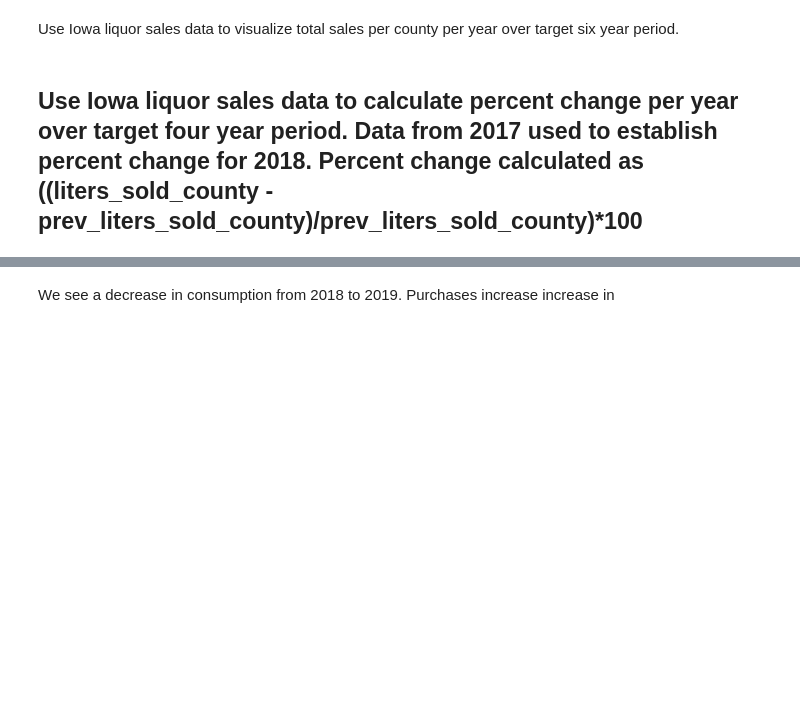
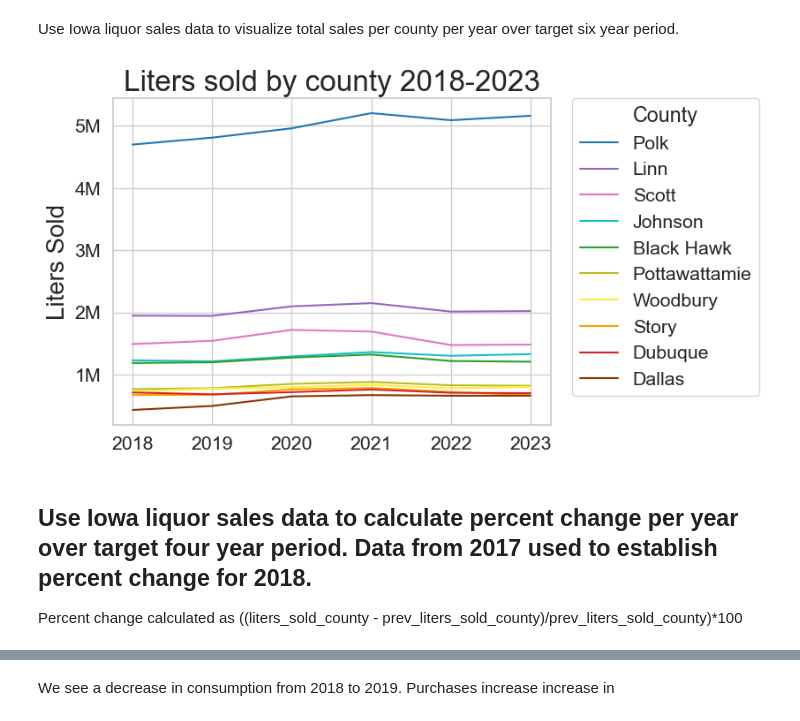
Before and after one commit to amoutafian/iowa_liquor_project, a Jupyter notebook: Iowa _liquor_exploratory_analysis.ipynb, the cells around one changed output, grey strips where cells are left out. Cells and saved outputs as stored; diff of their text form; code cells hidden in the pictures; blank space fills up the shorter version.

```diff
--- a/Iowa _liquor_exploratory_analysis.ipynb
+++ b/Iowa _liquor_exploratory_analysis.ipynb
@@ -248,17 +248,21 @@ sales_by_county_year_df['county'] = sales_by_county_year_df['county'].str.title(
 # %%
 sns.lineplot(data = sales_by_county_year_df, x = 'year', y = 'liters_sold', hue= 'county', palette= county_colors,
 hue_order = [
     "Polk","Linn","Scott","Johnson","Black Hawk","Pottawattamie","Woodbury","Story","Dubuque","Dallas"
          ])
 ax  = plt.gca()
 ax.set(xlabel=None)
 ax.set_ylabel( "Liters Sold" , size = 20 )
 ax.set_title( "Liters sold by county 2018-2023", size = 24 )
-ax.yaxis.set_major_formatter(tick.FuncFormatter(reformat_large_tick_values))
+ax.yaxis.set_major_formatter(tick.FuncFormatter(ticker))
 plt.legend(title = 'County', bbox_to_anchor=(1.05, 1), loc='upper left', borderaxespad=0)
 plt.show()
+# %% [output]
+[figure, added]
 # %% [markdown]
-## Use Iowa liquor sales data to calculate percent change per year over target four year period. Data from 2017 used to establish percent change for 2018.  Percent change calculated as ((liters_sold_county - prev_liters_sold_county)/prev_liters_sold_county)*100
+## Use Iowa liquor sales data to calculate percent change per year over target four year period. Data from 2017 used to establish percent change for 2018.
+
+Percent change calculated as ((liters_sold_county - prev_liters_sold_county)/prev_liters_sold_county)*100
 # %%
 percent_change_county_sql_query = """
 WITH
```
Also changed, not shown: parts of 5 cells of this notebook.
